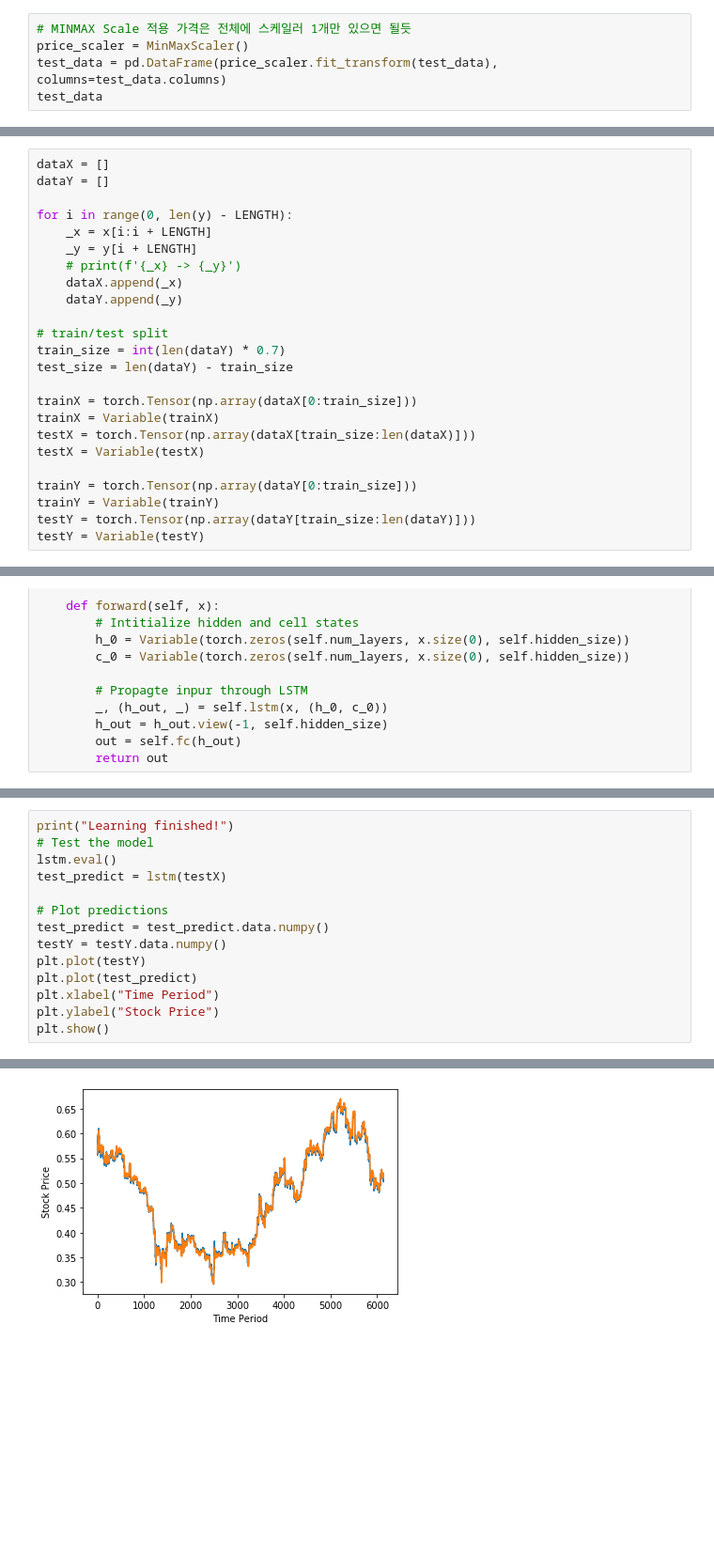
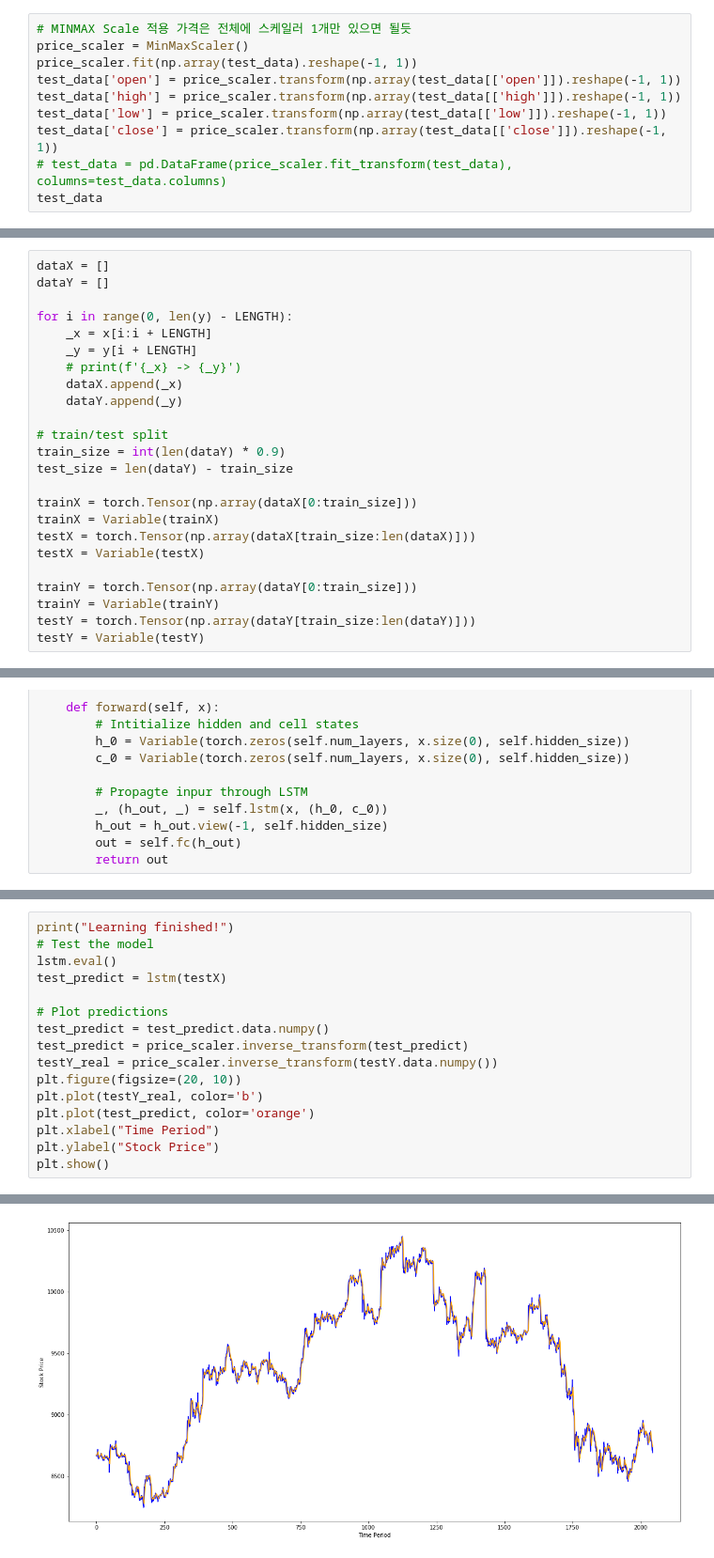
Before and after one commit to heugyu/coin_deep_learning, a Jupyter notebook: DataPreprocessing.ipynb, the cells around one changed output, grey strips where cells are left out. Shown at 94% size. Saved outputs shown, nothing was run; the diff lists cells and outputs as text; blank space fills up the shorter version.

```diff
--- a/DataPreprocessing.ipynb
+++ b/DataPreprocessing.ipynb
@@ -65,6 +66,11 @@ test_data = data[['open', 'high', 'low', 'close']]
 # %%
 # MINMAX Scale 적용 가격은 전체에 스케일러 1개만 있으면 될듯
 price_scaler = MinMaxScaler()
-test_data = pd.DataFrame(price_scaler.fit_transform(test_data), columns=test_data.columns)
+price_scaler.fit(np.array(test_data).reshape(-1, 1))
+test_data['open'] = price_scaler.transform(np.array(test_data[['open']]).reshape(-1, 1))
+test_data['high'] = price_scaler.transform(np.array(test_data[['high']]).reshape(-1, 1))
+test_data['low'] = price_scaler.transform(np.array(test_data[['low']]).reshape(-1, 1))
+test_data['close'] = price_scaler.transform(np.array(test_data[['close']]).reshape(-1, 1))
+# test_data = pd.DataFrame(price_scaler.fit_transform(test_data), columns=test_data.columns)
 test_data
 # %% [output]
@@ -104,7 +145,7 @@ for i in range(0, len(y) - LENGTH):
     dataY.append(_y)
 
 # train/test split
-train_size = int(len(dataY) * 0.7)
+train_size = int(len(dataY) * 0.9)
 test_size = len(dataY) - train_size
 
 trainX = torch.Tensor(np.array(dataX[0:train_size]))
@@ -196,17 +237,19 @@ Epoch : 499, loss : 4.920753781334497e-05
 # %%
 print("Learning finished!")
 # Test the model
 lstm.eval()
 test_predict = lstm(testX)
 
 # Plot predictions
 test_predict = test_predict.data.numpy()
-testY = testY.data.numpy()
-plt.plot(testY)
-plt.plot(test_predict)
+test_predict = price_scaler.inverse_transform(test_predict)
+testY_real = price_scaler.inverse_transform(testY.data.numpy())
+plt.figure(figsize=(20, 10))
+plt.plot(testY_real, color='b')
+plt.plot(test_predict, color='orange')
 plt.xlabel("Time Period")
 plt.ylabel("Stock Price")
 plt.show()
 # %% [output]
 Learning finished!
-[figure, old version]
+[figure, new version]
```
Also changed, not shown: parts of 5 cells of this notebook.
